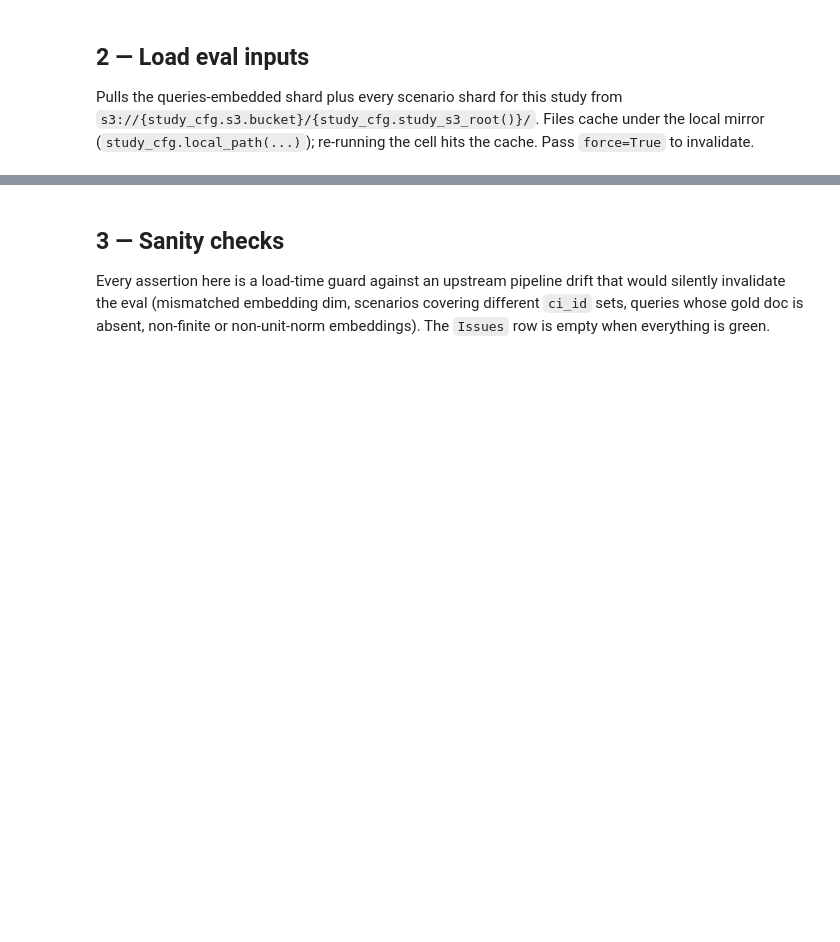
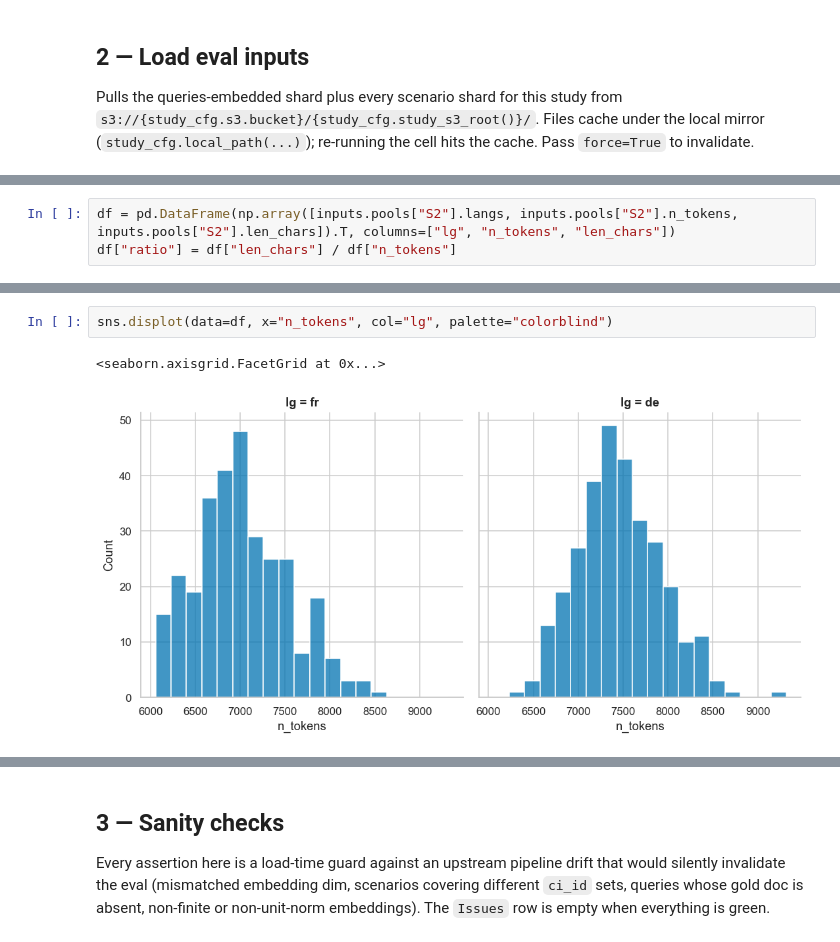
Before and after one commit to impresso/impresso-text-embedder, a Jupyter notebook: notebooks/A-fit-eval.ipynb, the cells around one changed output, grey strips where cells are left out. Saved outputs shown, nothing was run; the diff lists cells and outputs as text; blank space fills up the shorter version.

```diff
--- a/notebooks/A-fit-eval.ipynb
+++ b/notebooks/A-fit-eval.ipynb
@@ -104,0 +141,3 @@ print(
+# %%
+df = pd.DataFrame(np.array([inputs.pools["S2"].langs, inputs.pools["S2"].n_tokens, inputs.pools["S2"].len_chars]).T, columns=["lg", "n_tokens", "len_chars"])
+df["ratio"] = df["len_chars"] / df["n_tokens"]
@@ -104,0 +160,5 @@ print(
+# %%
+sns.displot(data=df, x="n_tokens", col="lg", palette="colorblind")
+# %% [output]
+<seaborn.axisgrid.FacetGrid at 0x...>
+[figure, added]
```
Also changed, not shown: parts of 42 cells of this notebook, 7 other files.
